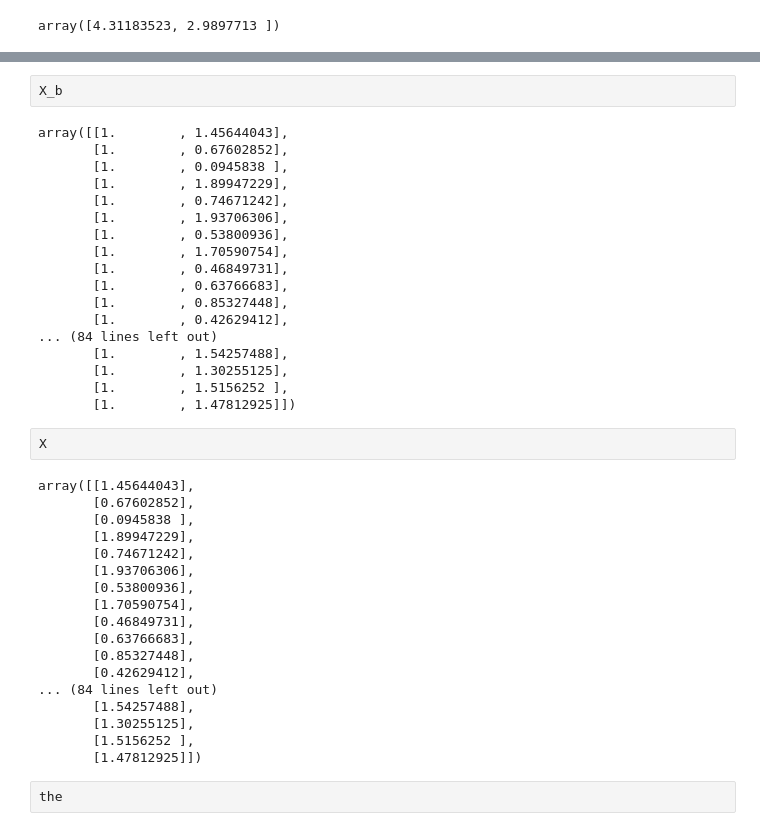
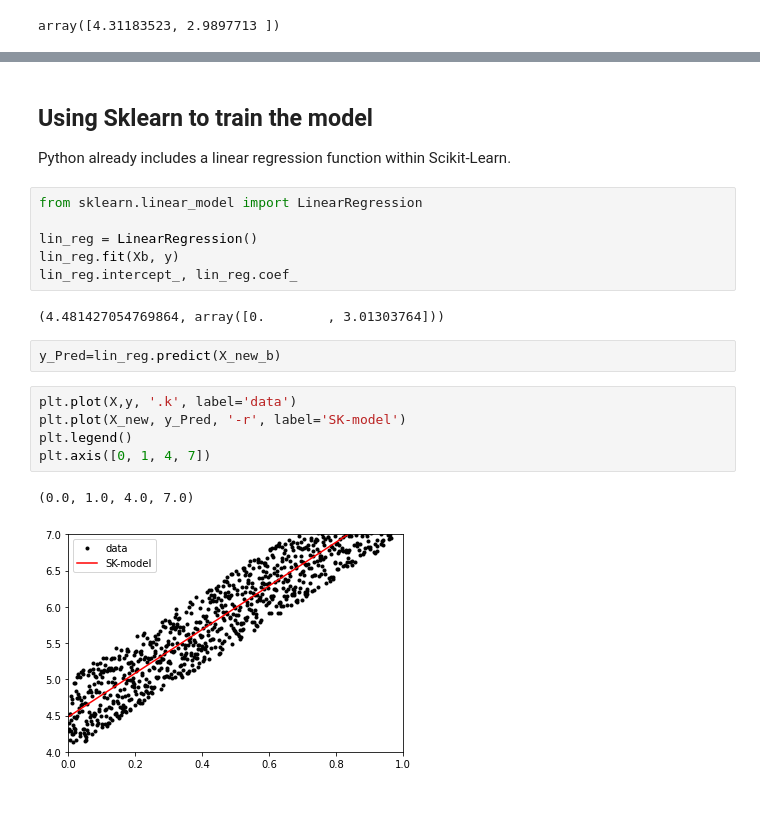
Before and after one commit to ITM-Ingenieria-Electronica/linear-regressor, a Jupyter notebook: main.ipynb, the cells around one changed output, grey strips where cells are left out. Cells and saved outputs as stored; diff of their text form; blank space fills up the shorter version.

```diff
--- a/main.ipynb
+++ b/main.ipynb
@@ -166,42 +166,21 @@ array([[4.15591878],
-# %%
-X_b
-# %% [output]
-array([[1.        , 1.45644043],
-       [1.        , 0.67602852],
-       [1.        , 0.0945838 ],
-       [1.        , 1.89947229],
-       [1.        , 0.74671242],
-       [1.        , 1.93706306],
-       [1.        , 0.53800936],
-       [1.        , 1.70590754],
-       [1.        , 0.46849731],
-       [1.        , 0.63766683],
-       [1.        , 0.85327448],
-       [1.        , 0.42629412],
-... (84 lines left out)
-       [1.        , 1.54257488],
-       [1.        , 1.30255125],
-       [1.        , 1.5156252 ],
-       [1.        , 1.47812925]])
-# %%
-X
-# %% [output]
-array([[1.45644043],
-       [0.67602852],
-       [0.0945838 ],
-       [1.89947229],
-       [0.74671242],
-       [1.93706306],
-       [0.53800936],
-       [1.70590754],
-       [0.46849731],
-       [0.63766683],
-       [0.85327448],
-       [0.42629412],
-... (84 lines left out)
-       [1.54257488],
-       [1.30255125],
-       [1.5156252 ],
-       [1.47812925]])
-# %%
-the
+# %% [markdown]
+## Using Sklearn to train the model
+Python already includes a linear regression function within Scikit-Learn.
+# %%
+from sklearn.linear_model import LinearRegression
+
+lin_reg = LinearRegression()
+lin_reg.fit(Xb, y)
+lin_reg.intercept_, lin_reg.coef_
+# %% [output]
+(4.481427054769864, array([0.        , 3.01303764]))
+# %%
+y_Pred=lin_reg.predict(X_new_b)
+# %%
+plt.plot(X,y, '.k', label='data')
+plt.plot(X_new, y_Pred, '-r', label='SK-model')
+plt.legend()
+plt.axis([0, 1, 4, 7])
+# %% [output]
+(0.0, 1.0, 4.0, 7.0)
+[figure, added]
```
Also changed, not shown: parts of 27 cells of this notebook, 1 other file.
